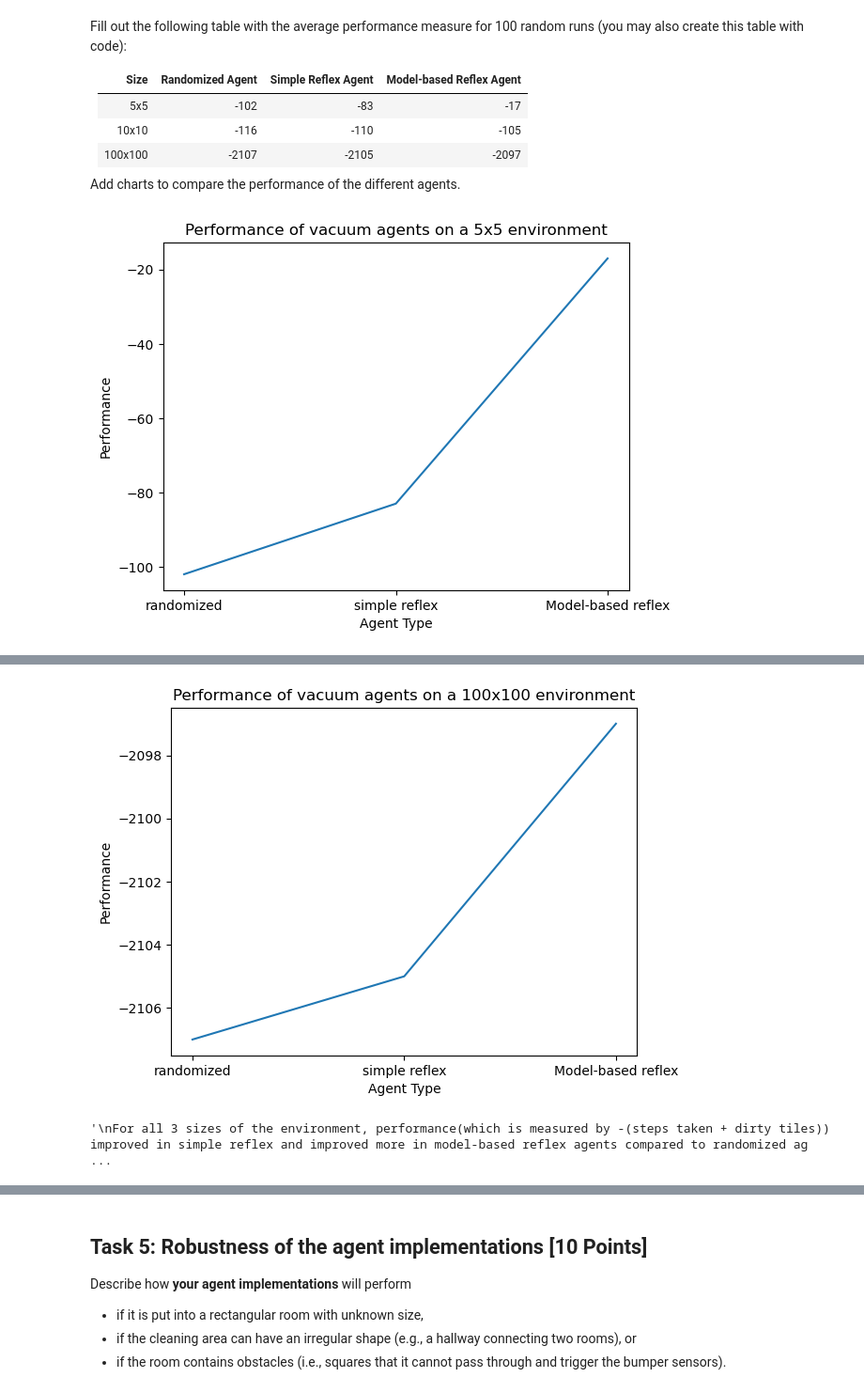
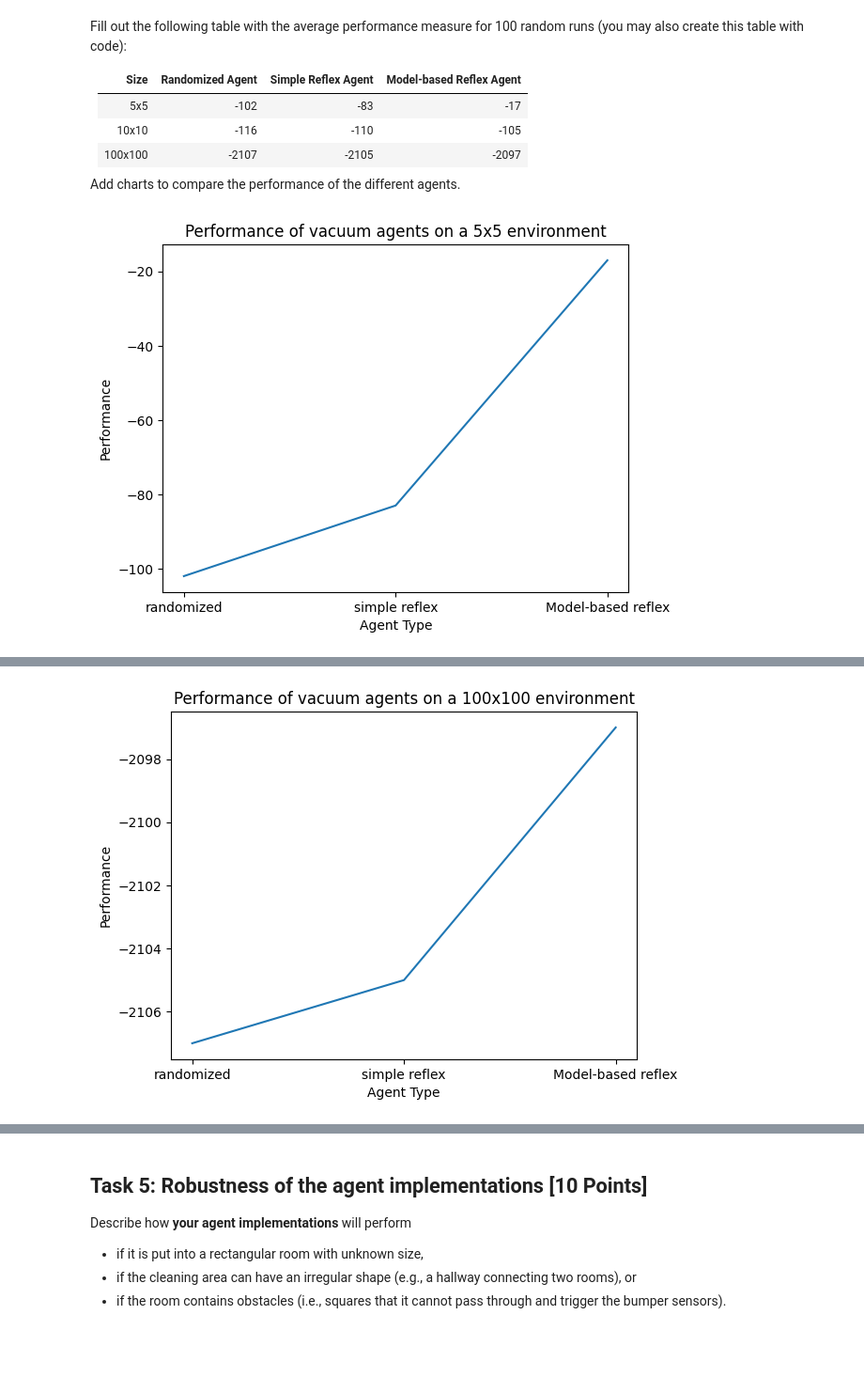
Before and after one commit to JCrossover-14/CSE352, a Jupyter notebook: HW1/robot_vacuum.ipynb, the cells around one changed output, grey strips where cells are left out. Shown: that part at 94% size. Cells and saved outputs as stored; diff of their text form; code cells hidden in the pictures; blank space fills up the shorter version.

```diff
--- a/HW1/robot_vacuum.ipynb
+++ b/HW1/robot_vacuum.ipynb
@@ -478,34 +480,28 @@ Add charts to compare the performance of the different agents.
 # %%
 # Your graphs and discussion of the results goes here
 import matplotlib.pyplot as plt
 xpoints = np.array(['randomized', 'simple reflex', 'Model-based reflex'])
 ypoints = np.array([-102,-83,-17])
 plt.plot(xpoints, ypoints)
 plt.title("Performance of vacuum agents on a 5x5 environment")
 plt.xlabel("Agent Type")
 plt.ylabel("Performance")
 plt.show()
 xpoints = np.array(['randomized', 'simple reflex', 'Model-based reflex'])
 ypoints = np.array([-116,-110,-105])
 plt.plot(xpoints, ypoints)
 plt.title("Performance of vacuum agents on a 10x10 environment")
 plt.xlabel("Agent Type")
 plt.ylabel("Performance")
 plt.show()
 xpoints = np.array(['randomized', 'simple reflex', 'Model-based reflex'])
 ypoints = np.array([-2107,-2105,-2097])
 plt.plot(xpoints, ypoints)
 plt.title("Performance of vacuum agents on a 100x100 environment")
 plt.xlabel("Agent Type")
 plt.ylabel("Performance")
 plt.show()
-
-"""
-For all 3 sizes of the environment, performance(which is measured by -(steps taken + dirty tiles)) improved in simple reflex and improved more in model-based reflex agents compared to randomized agents
-When the size of the environment was low, the agents were able to completely clean the environment with both the simple refelx and the model-based reflex.
-"""
 # %% [output]
-[figure, old version]
+[figure, new version]
 [figure]
-[figure, old version]
+[figure, new version]
-'\nFor all 3 sizes of the environment, performance(which is measured by -(steps taken + dirty tiles)) improved in simple reflex and improved more in model-based reflex agents compared to randomized ag ...
```
Also changed, not shown: parts of 12 cells of this notebook.
